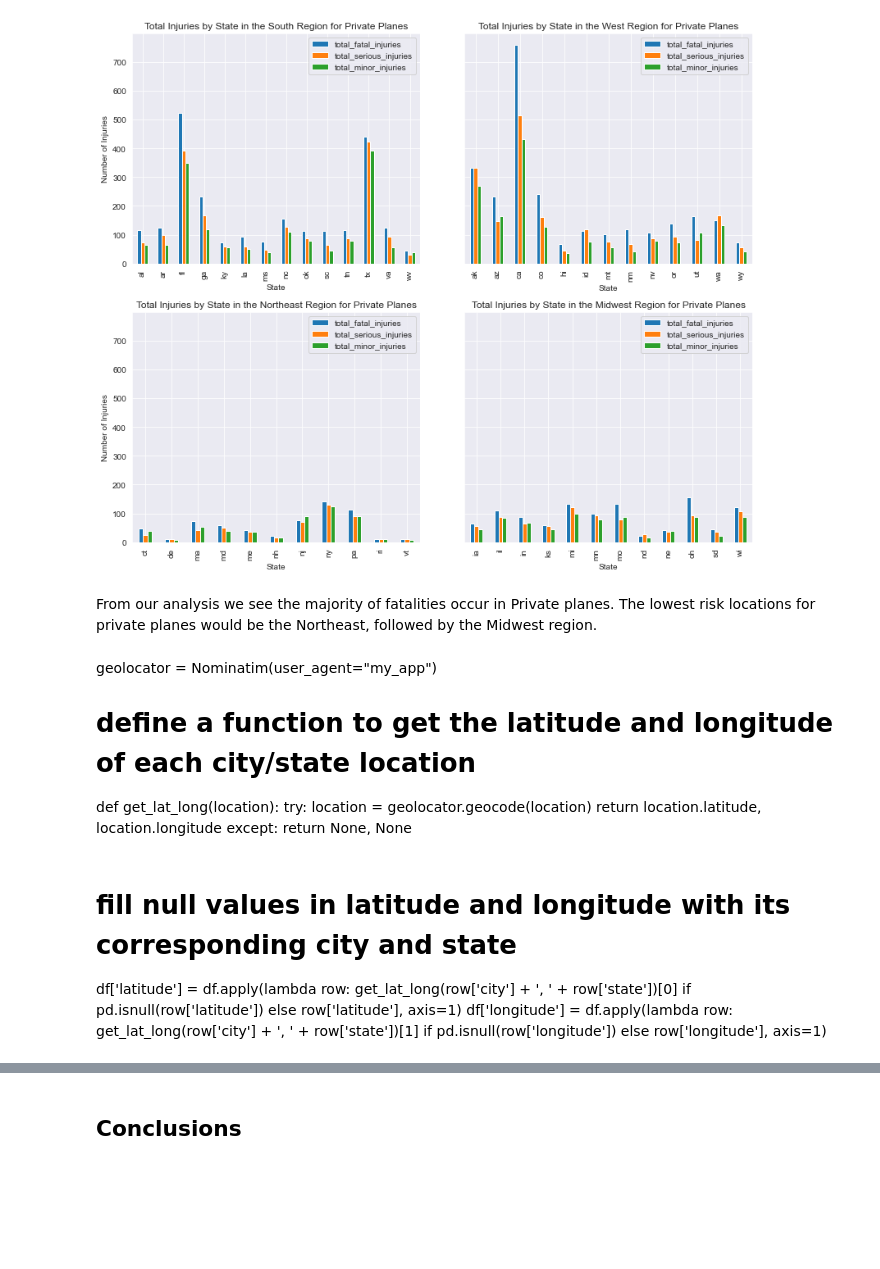
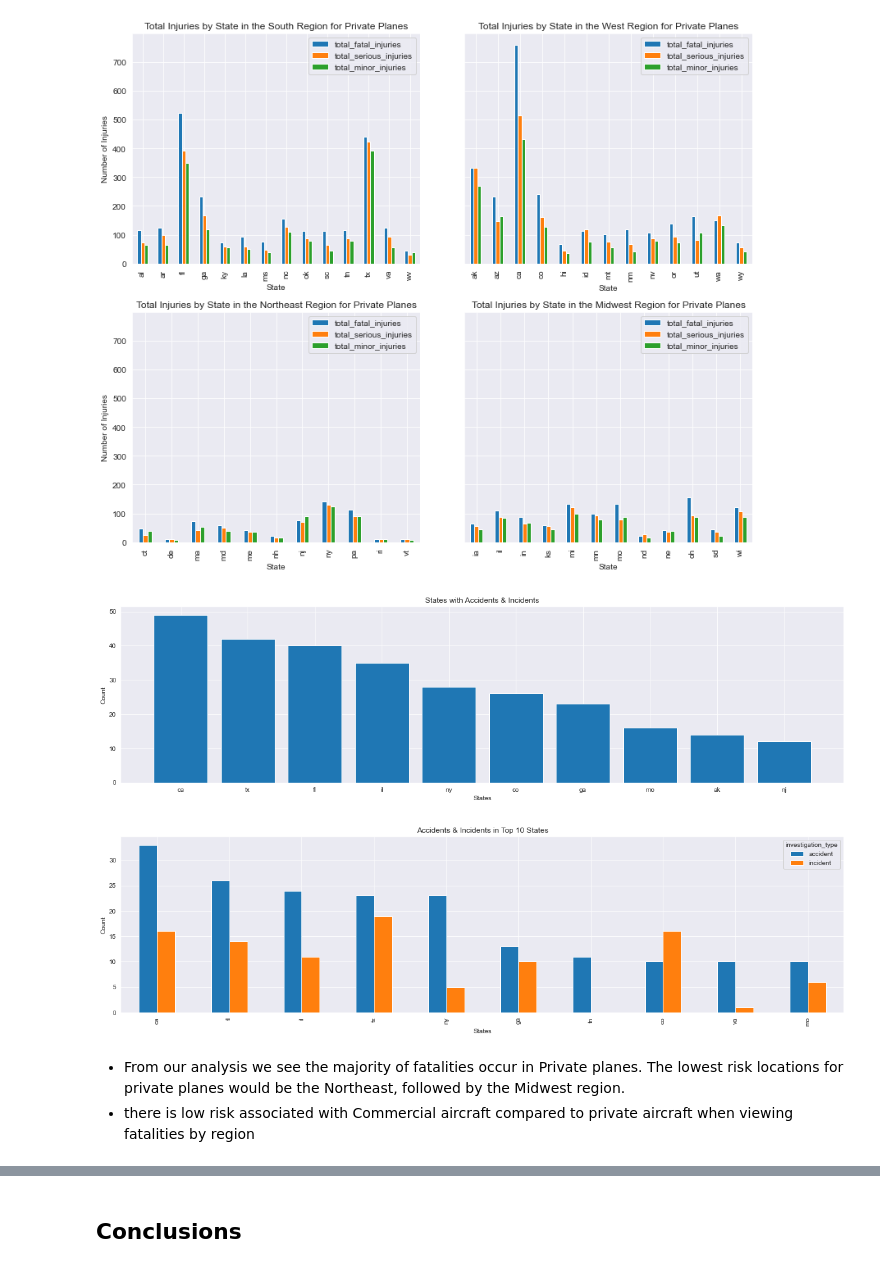
Before and after one commit to jtjohn172/Aviation-Data-Analysis-Project, a Jupyter notebook: Peanut_Butter_Inc_Notebook.ipynb, the cells around one changed output, grey strips where cells are left out. Saved outputs shown, nothing was run; the diff lists cells and outputs as text; code cells hidden in the pictures; blank space fills up the shorter version.

```diff
--- a/Peanut_Butter_Inc_Notebook.ipynb
+++ b/Peanut_Butter_Inc_Notebook.ipynb
@@ -660,19 +700,30 @@ ax[1,1].set_ylabel('Number of Injuries')
 plt.show()
 # %% [output]
 [figure]
+# %%
+#Identifying which states have the highest amount of Accidents/Incidents:
+counts = commercial_df['state'].value_counts().sort_values(ascending=False).head(10)
+x = counts.index
+y = counts.values
+
+fig, ax = plt.subplots(figsize=(20,5))
+ax.bar(x, y)
+plt.xlabel('States')
+plt.ylabel('Count')
+plt.title('States with Accidents & Incidents')
+plt.show()
+
+#Top 10 States & whether there was an accident VS incident:
+grouped_1 = commercial_df.groupby(['state', 'investigation_type']).size().unstack().sort_values(by='accident', ascending=False).head(10)
+grouped_1.plot(kind='bar', stacked=False, figsize=(20,5))
+plt.xlabel('States')
+plt.ylabel('Count')
+plt.title('Accidents & Incidents in Top 10 States')
+
+plt.show()
+# %% [output]
+[figure, added]
+[figure, added]
 # %% [markdown]
-From our analysis we see the majority of fatalities occur in Private planes. The lowest risk locations for private planes would be the Northeast, followed by the Midwest region.
+- From our analysis we see the majority of fatalities occur in Private planes. The lowest risk locations for private planes would be the Northeast, followed by the Midwest region.
+- there is low risk associated with Commercial aircraft compared to private aircraft when viewing fatalities by region
-# %% [markdown]
-geolocator = Nominatim(user_agent="my_app")
-
-# define a function to get the latitude and longitude of each city/state location
-def get_lat_long(location):
-    try:
-        location = geolocator.geocode(location)
-        return location.latitude, location.longitude
-    except:
-        return None, None
-# %% [markdown]
-# fill null values in latitude and longitude with its corresponding city and state
-df['latitude'] = df.apply(lambda row: get_lat_long(row['city'] + ', ' + row['state'])[0] if pd.isnull(row['latitude']) else row['latitude'], axis=1)
-df['longitude'] = df.apply(lambda row: get_lat_long(row['city'] + ', ' + row['state'])[1] if pd.isnull(row['longitude']) else row['longitude'], axis=1)
```
Also changed, not shown: parts of 36 cells of this notebook.
